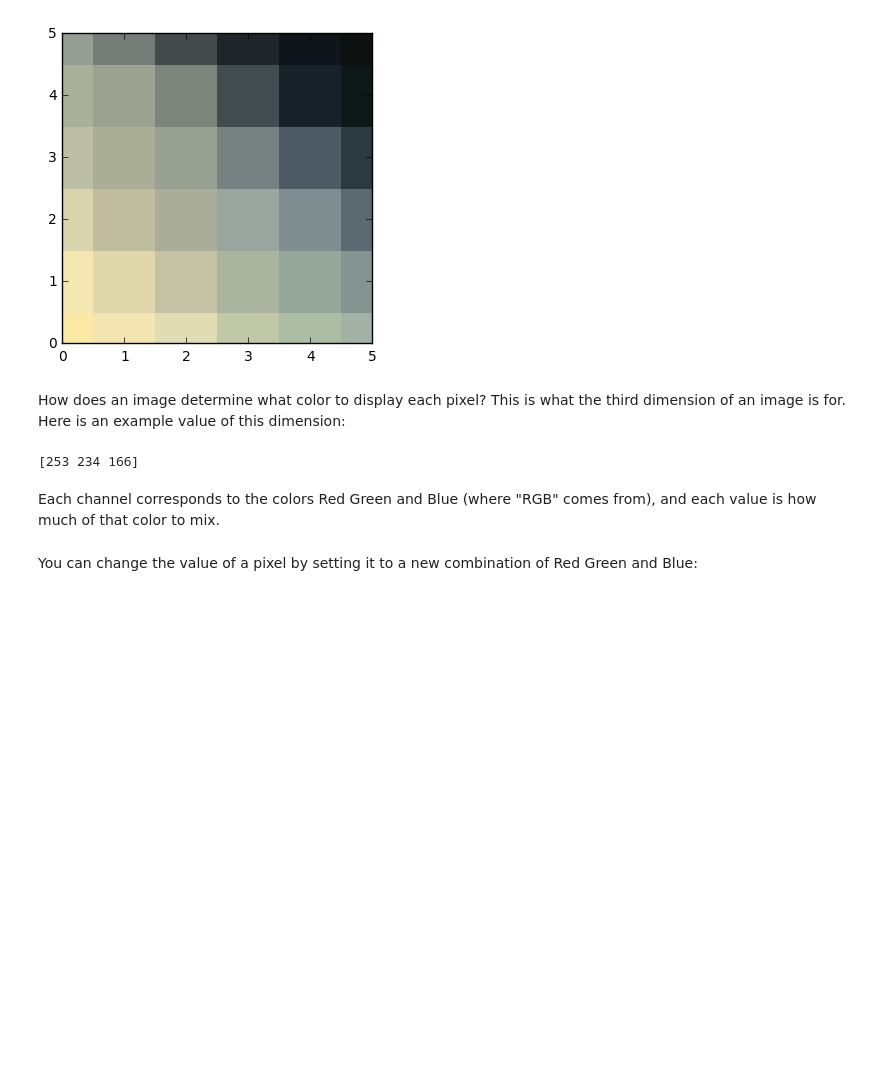
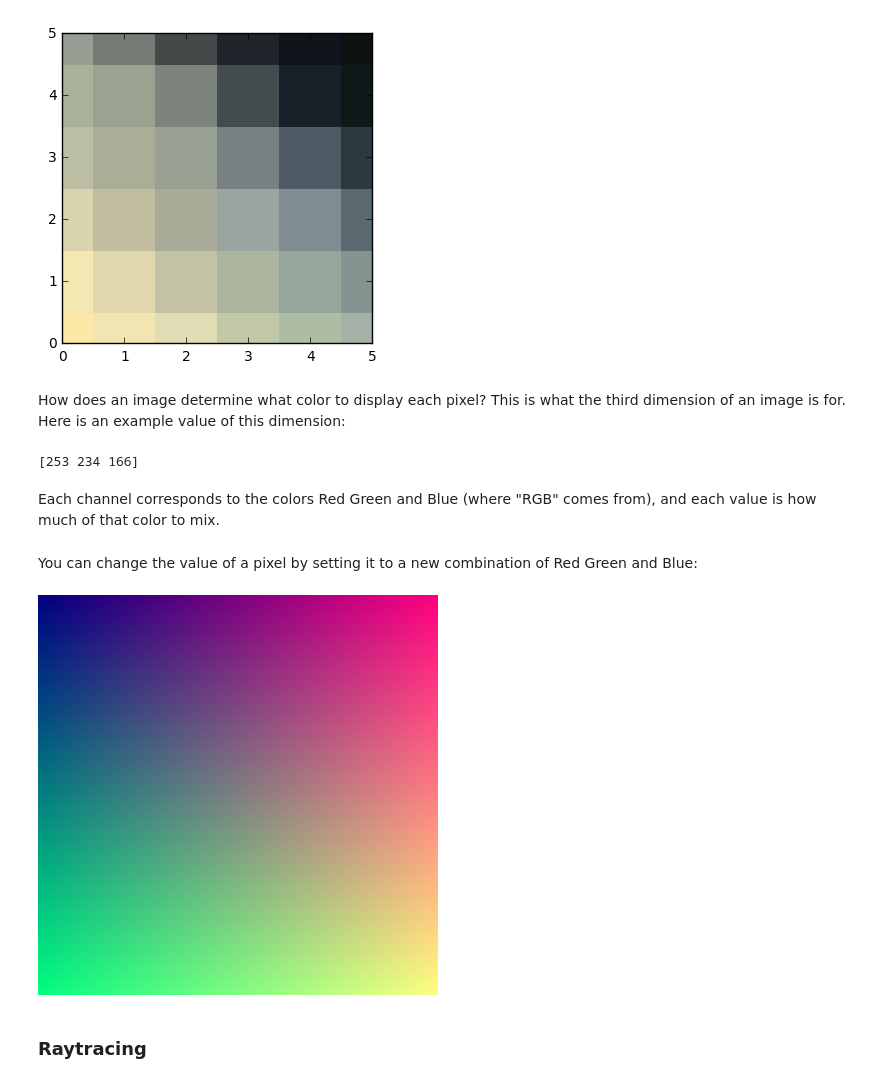
Before and after one commit to jamesdsmith/bearhacks, a Jupyter notebook: graphics/Graphics.ipynb, the cells around one changed output. Cells and saved outputs as stored; diff of their text form; code cells hidden in the pictures; blank space fills up the shorter version.

Commit message:
First pass at the graphics module
I need to add some more basic pixel/image stuff, as well as finish the
raytracer tutorial (the raytracer is implemented, just not in tutorial
form)

```diff
--- a/graphics/Graphics.ipynb
+++ b/graphics/Graphics.ipynb
@@ -58,3 +59,16 @@ Each channel corresponds to the colors Red Green and Blue (where "RGB" comes fro
 #print(str(img_rgb))
 # %% [markdown]
 You can change the value of a pixel by setting it to a new combination of Red Green and Blue:
+# %%
+width = 400
+height = 400
+new_drawing(width, height)
+for x in range(width):
+    for y in range(height):
+        set_color(int(255 * (x/width)), int(255 * (y/height)), 128)
+        set_pixel(x, y)
+show()
+# %% [output]
+[figure, added]
+# %% [markdown]
+### Raytracing
```
Also changed, not shown: parts of 5 cells of this notebook, 1 other file.
